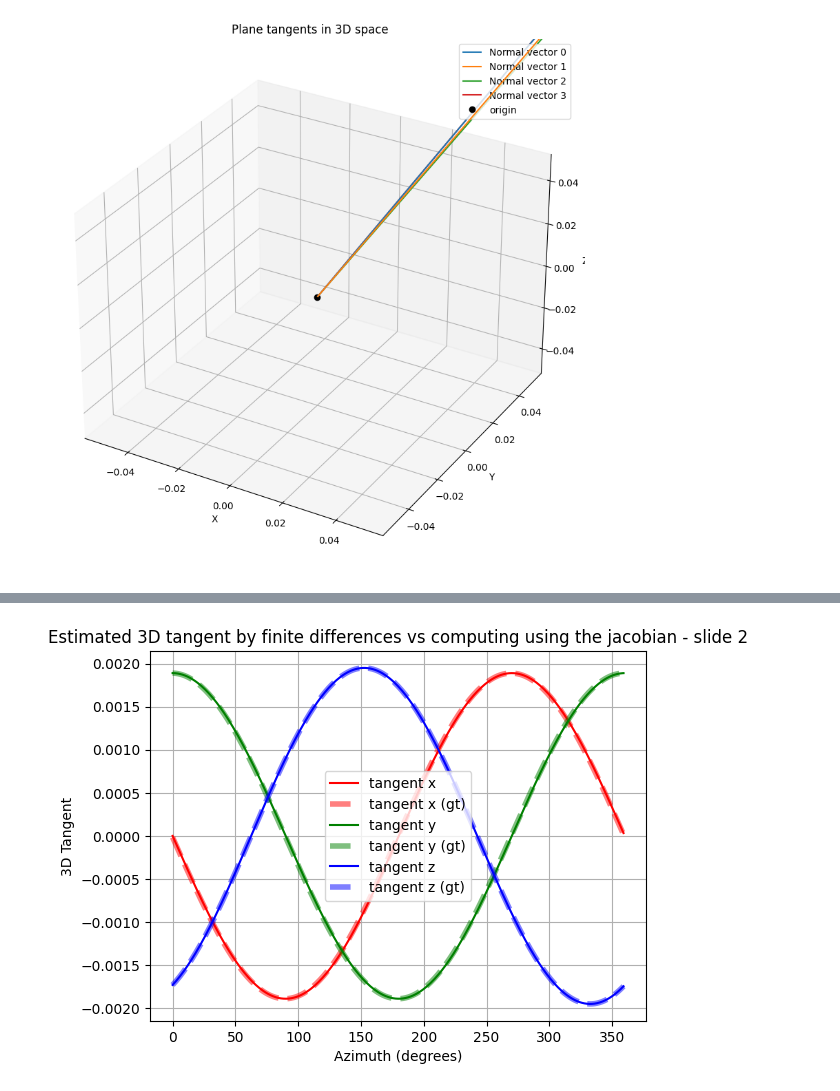
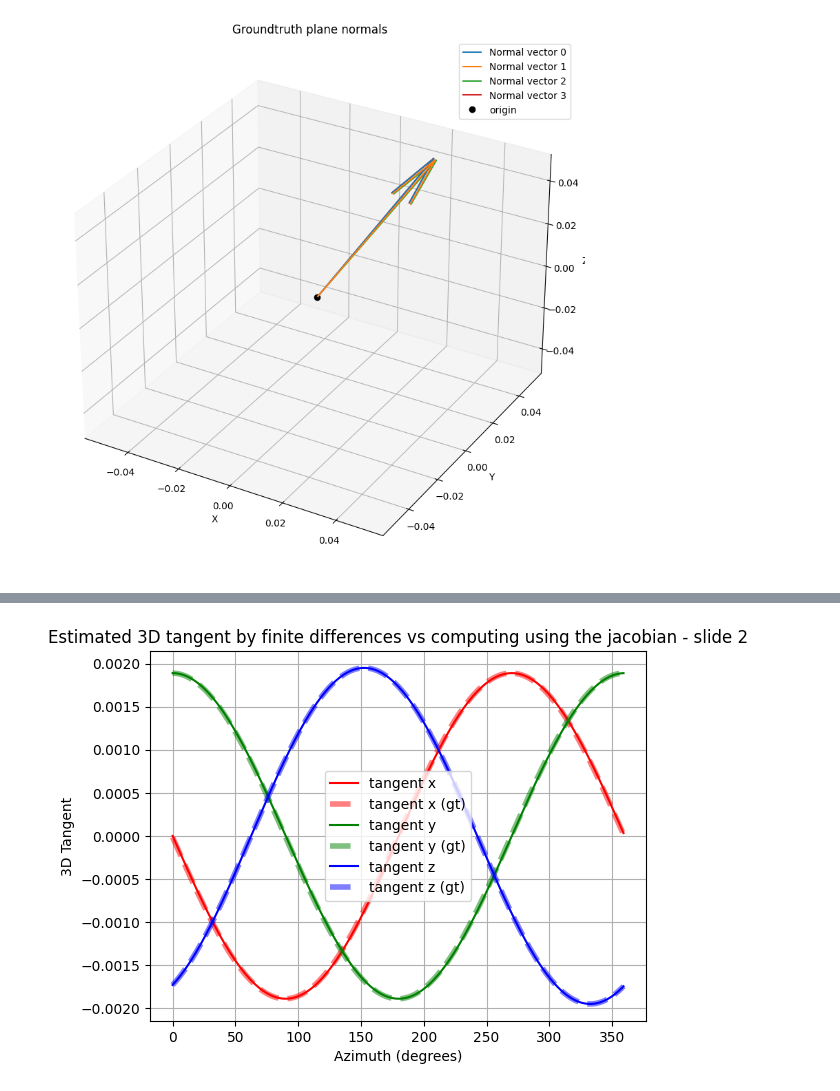
Before and after one commit to balthazarneveu/geosciences, a Jupyter notebook: TP_4/planes_synthesis.ipynb, the cells around one changed output, grey strips where cells are left out. Drawn from its saved outputs; the diff is of its cells as text; code cells hidden in the pictures.

```diff
--- a/TP_4/planes_synthesis.ipynb
+++ b/TP_4/planes_synthesis.ipynb
@@ -69,11 +92,12 @@ elif mixed_slices == "demo":
         [0.5, -0.5, -0.8],
     ]
     )
-# %%
-normals = angles_to_normal_vector(plane_angle)
-plot_3d_scatter(point_cloud=None, vects=normals)
-# %% [output]
-[figure, removed]
+# %%
+# Let's visualize the normal vectors (from angles to 3D vectors)
+normals = angles_to_normal_vector(plane_angle)
+plot_3d_scatter(point_cloud=None, vects=normals/15., title="Groundtruth plane normals")
+# %% [output]
+[figure, added]
 # %%
 # Let's sample the azimuth coordinates and compute the altitude of the planes
 azimuth_coordinates_phi, altitude_z = create_planes_projection(plane_angle)
```
Also changed, not shown: parts of 33 cells of this notebook, 1 other file.
